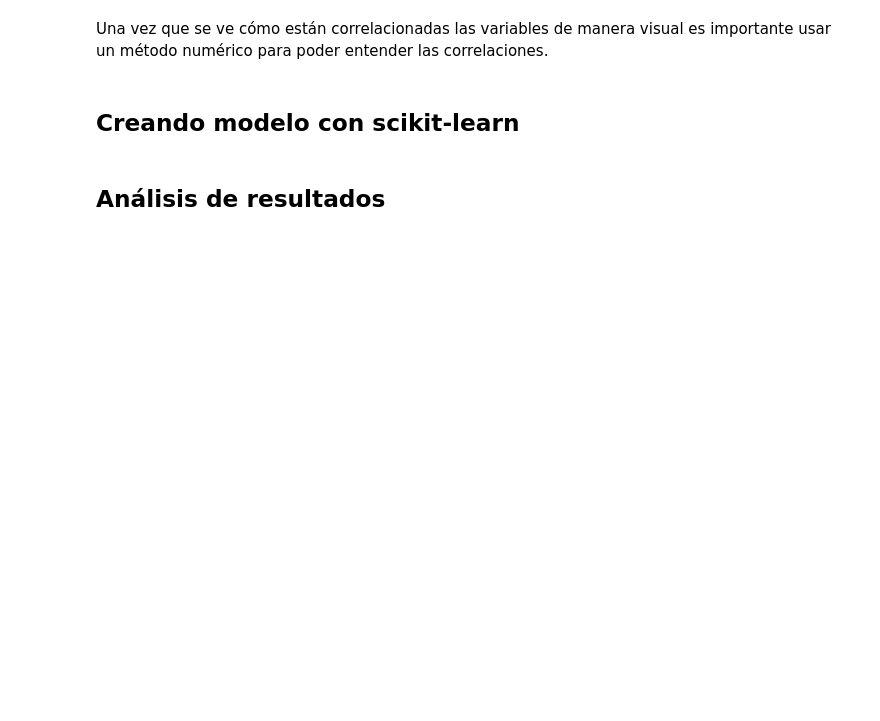
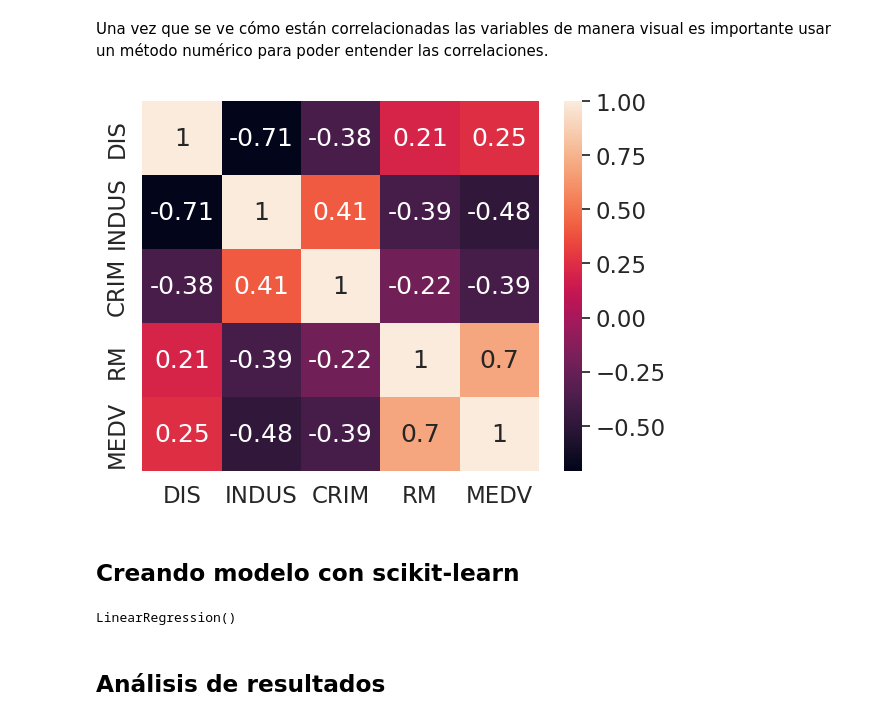
Before and after one commit to AlexanderPeraltaL/CursoMachongLearning, a Jupyter notebook: primera_regresion_lineal_template.ipynb, the cells around one changed output. Cells and saved outputs as stored; diff of their text form; code cells hidden in the pictures; blank space fills up the shorter version.

```diff
--- a/primera_regresion_lineal_template.ipynb
+++ b/primera_regresion_lineal_template.ipynb
@@ -27,6 +31,32 @@ cols = ['DIOS','INDUS','NOX','RM','MEDV']
 # %% [markdown]
 Una vez que se ve cómo están correlacionadas las variables de manera visual es importante usar un método numérico para poder entender las correlaciones.
+# %%
+import numpy as np
+
+cm = np.corrcoef(df[cols].values.T)
+sns.set(font_scale=1.5)
+sns.heatmap(cm, cbar=True, annot=True, yticklabels=cols,xticklabels=cols)
+plt.show()
+# %% [output]
+[figure, added]
 # %% [markdown]
 ## Creando modelo con scikit-learn
+# %%
+from sklearn.preprocessing import StandardScaler
+from sklearn.linear_model import LinearRegression
+
+x = df[['RM', 'INDUS']].values
+y = df['MEDV'].values.reshape(-1, 1)
+
+sc_x = StandardScaler()
+sc_y = StandardScaler()
+
+x_std = sc_x.fit_transform(x)
+y_std = sc_y.fit_transform(y)
+
+slr = LinearRegression()
+slr.fit(x_std, y_std)
+# %% [output]
+LinearRegression()
 # %% [markdown]
 ## Análisis de resultados
```
Also changed, not shown: parts of 5 cells of this notebook.
